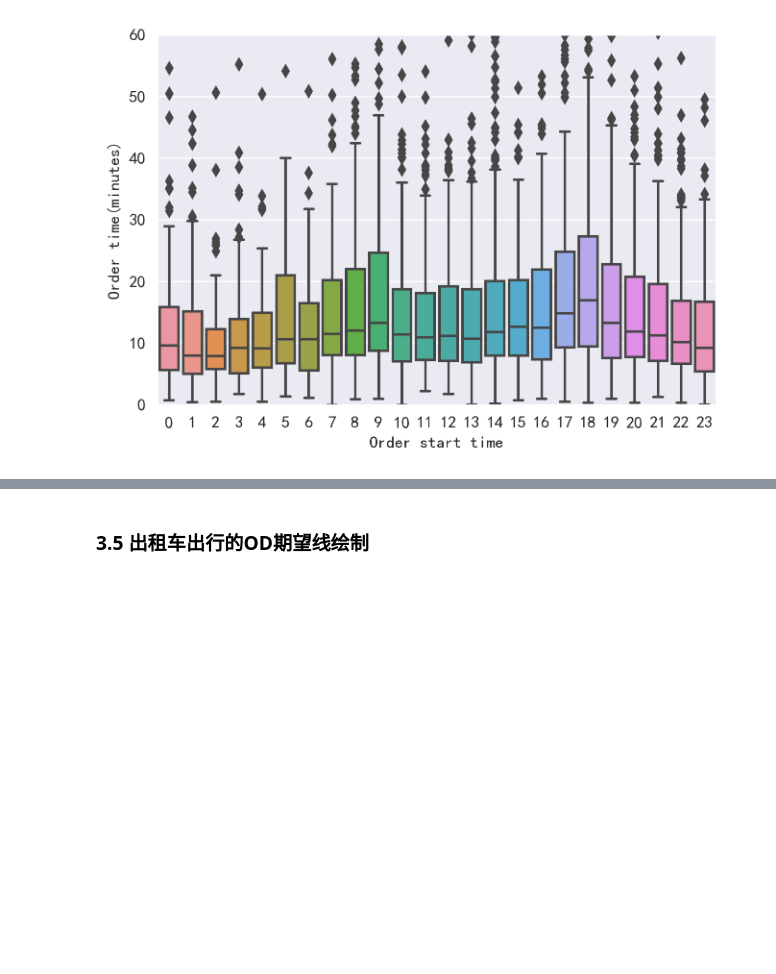
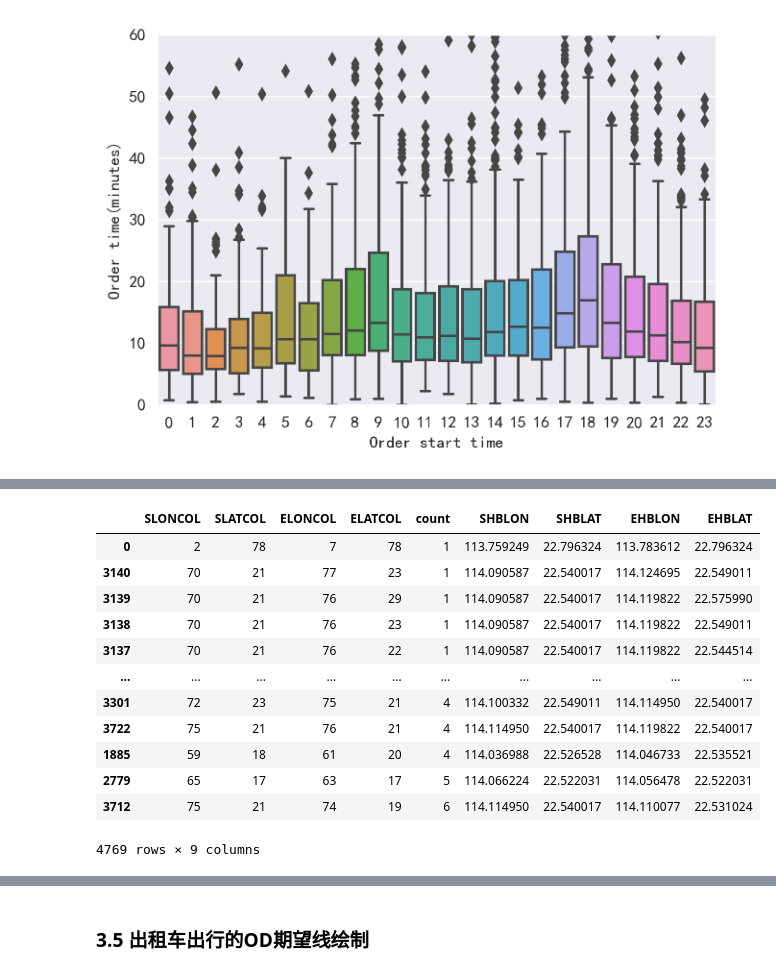
Before and after one commit to raingrain/evaluation-and-analysis-of-gps-data-for-taxi-in-shenzhen, a Jupyter notebook: src/main.ipynb, the cells around one changed output, grey strips where cells are left out. Drawn from its saved outputs; the diff is of its cells as text; code cells hidden in the pictures; blank space fills up the shorter version.

```diff
--- a/src/main.ipynb
+++ b/src/main.ipynb
@@ -871,0 +882,19 @@ plt.show()
+# %%
+# 计算起点对应的栅格经纬度编号
+oddata['SLONCOL'] = ((oddata['SLng'] - (lonStart - deltaLon / 2))/deltaLon).astype('int')
+oddata['SLATCOL'] = ((oddata['SLat'] - (latStart - deltaLat / 2))/deltaLat).astype('int')
+# 计算终点对应的栅格经纬度编号
+oddata['ELONCOL'] = ((oddata['ELng'] - (lonStart - deltaLon / 2))/deltaLon).astype('int')
+oddata['ELATCOL'] = ((oddata['ELat'] - (latStart - deltaLat / 2))/deltaLat).astype('int')
+# 剔除起终点在一个栅格内的记录
+oddata = oddata[-((oddata['SLONCOL']==oddata['ELONCOL'])&
+                  (oddata['SLATCOL']==oddata['ELATCOL']))]
+# 剔除不在研究范围内的OD记录
+oddata = oddata[(oddata['SLONCOL']>=0)&(oddata['SLATCOL']>=0)&
+                (oddata['ELONCOL']>=0)&(oddata['ELATCOL']>=0)&
+                (oddata['SLONCOL']<=lonsnum)&
+                (oddata['SLATCOL']<=latsnum)&
+                (oddata['ELONCOL']<=lonsnum)&
+                (oddata['ELATCOL']<=latsnum)]
+# 列数比较多，转置方便查看
+oddata.iloc[:5].T
@@ -871,0 +924,26 @@ plt.show()
+# %%
+# 对以起终点栅格编号列为依据集计订单数量
+OD = oddata.groupby(['SLONCOL','SLATCOL','ELONCOL','ELATCOL'])['VehicleNum'].count().rename('count').reset_index()
+# 起点栅格中心点经纬度
+OD['SHBLON'] = OD['SLONCOL'] * deltaLon + (lonStart - deltaLon / 2)
+OD['SHBLAT'] = OD['SLATCOL'] * deltaLat + (latStart - deltaLat / 2)
+# 终点栅格中心点经纬度
+OD['EHBLON'] = OD['ELONCOL'] * deltaLon + (lonStart - deltaLon / 2)
+OD['EHBLAT'] = OD['ELATCOL'] * deltaLat + (latStart - deltaLat / 2)
+# 排序，将count值大的OD排在最下
+OD = OD.sort_values(by = 'count')
+OD
+# %% [output]
+|  | SLONCOL | SLATCOL | ELONCOL | ELATCOL | count | SHBLON | SHBLAT | EHBLON | EHBLAT |
+| 0 | 2 | 78 | 7 | 78 | 1 | 113.759249 | 22.796324 | 113.783612 | 22.796324 |
+| 3140 | 70 | 21 | 77 | 23 | 1 | 114.090587 | 22.540017 | 114.124695 | 22.549011 |
+| 3139 | 70 | 21 | 76 | 29 | 1 | 114.090587 | 22.540017 | 114.119822 | 22.575990 |
+| 3138 | 70 | 21 | 76 | 23 | 1 | 114.090587 | 22.540017 | 114.119822 | 22.549011 |
+| 3137 | 70 | 21 | 76 | 22 | 1 | 114.090587 | 22.540017 | 114.119822 | 22.544514 |
+| ... | ... | ... | ... | ... | ... | ... | ... | ... | ... |
+| 3301 | 72 | 23 | 75 | 21 | 4 | 114.100332 | 22.549011 | 114.114950 | 22.540017 |
+| 3722 | 75 | 21 | 76 | 21 | 4 | 114.114950 | 22.540017 | 114.119822 | 22.540017 |
+| 1885 | 59 | 18 | 61 | 20 | 4 | 114.036988 | 22.526528 | 114.046733 | 22.535521 |
+| 2779 | 65 | 17 | 63 | 17 | 5 | 114.066224 | 22.522031 | 114.056478 | 22.522031 |
+| 3712 | 75 | 21 | 74 | 19 | 6 | 114.114950 | 22.540017 | 114.110077 | 22.531024 |
+4769 rows × 9 columns
```
Also changed, not shown: parts of 12 cells of this notebook.
